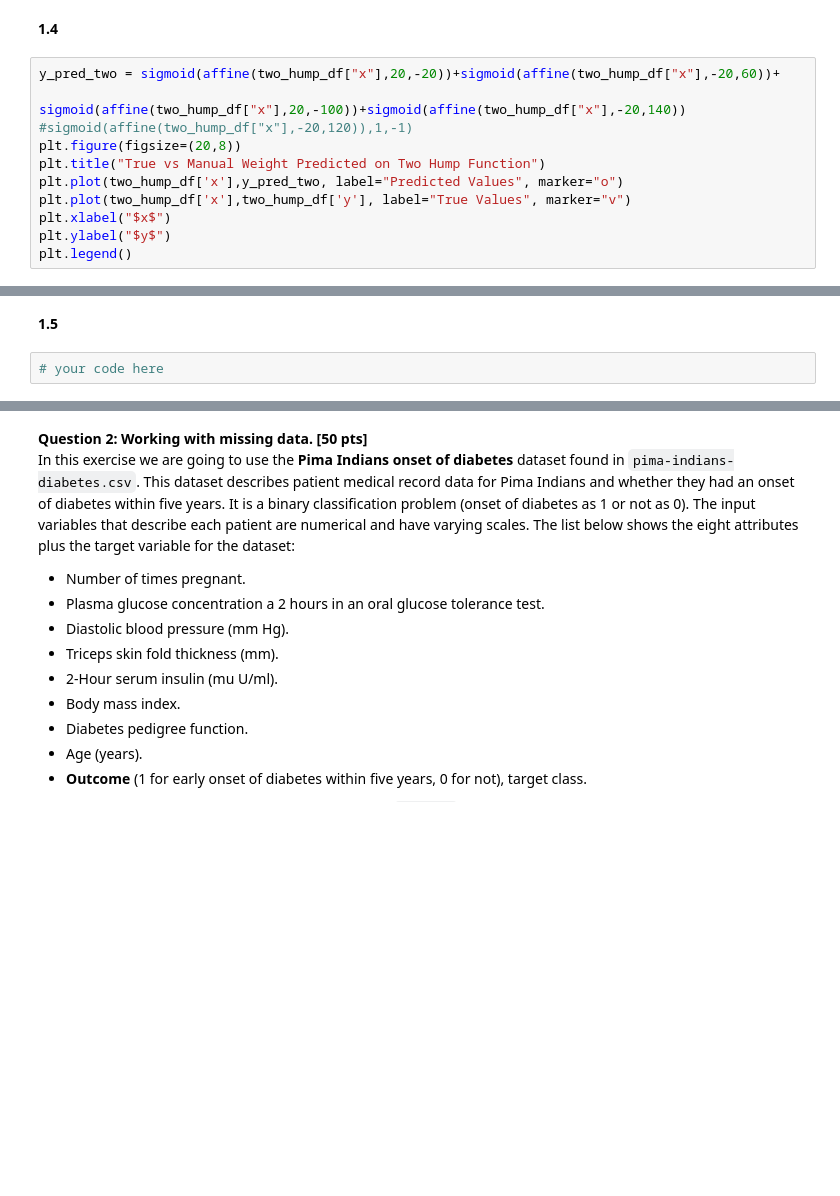
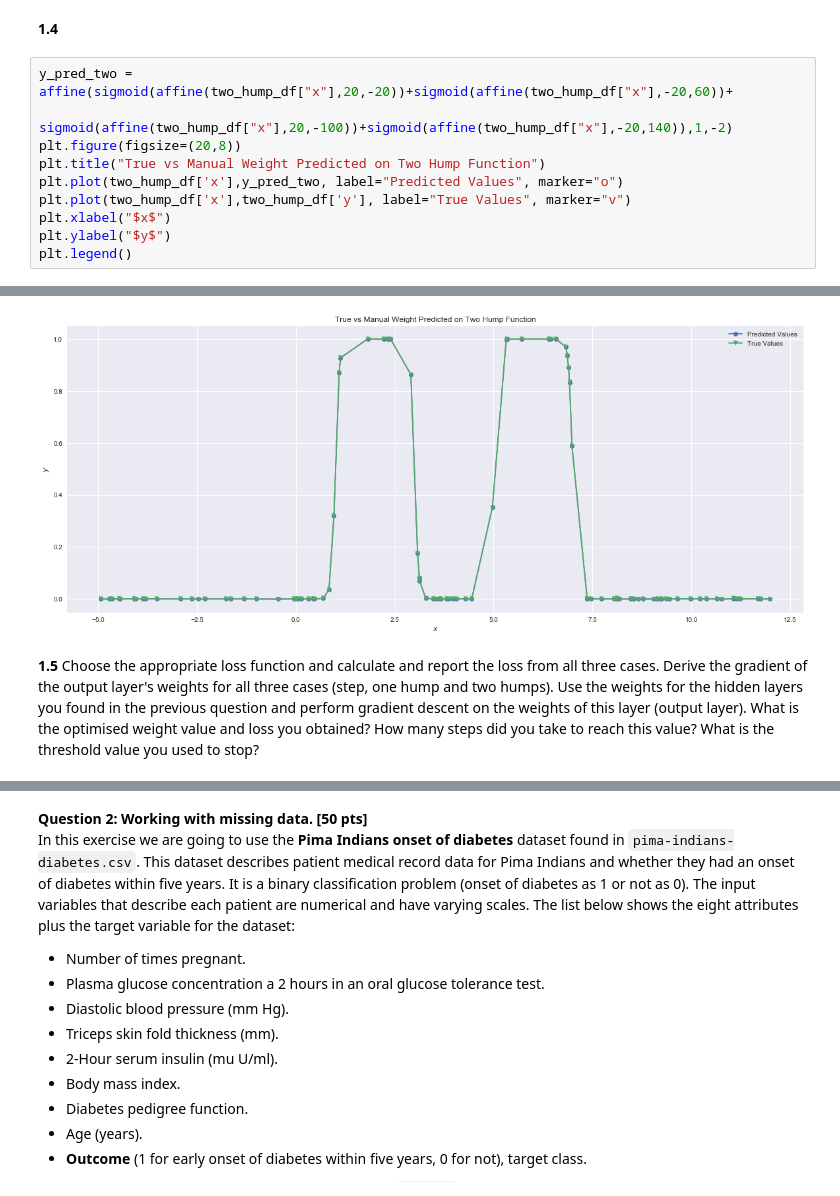
Before and after one commit to tmaounis/cs109a_hw6, a Jupyter notebook: cs109a_hw6_109.ipynb, the cells around one changed output, grey strips where cells are left out. Cells and saved outputs as stored; diff of their text form; blank space fills up the shorter version.

```diff
--- a/cs109a_hw6_109.ipynb
+++ b/cs109a_hw6_109.ipynb
@@ -159,9 +159,8 @@ plt.legend()
 # %% [markdown]
 **1.4**
 # %%
-y_pred_two = sigmoid(affine(two_hump_df["x"],20,-20))+sigmoid(affine(two_hump_df["x"],-20,60))+
-                    sigmoid(affine(two_hump_df["x"],20,-100))+sigmoid(affine(two_hump_df["x"],-20,140))
-#sigmoid(affine(two_hump_df["x"],-20,120)),1,-1)
+y_pred_two = affine(sigmoid(affine(two_hump_df["x"],20,-20))+sigmoid(affine(two_hump_df["x"],-20,60))+
+                    sigmoid(affine(two_hump_df["x"],20,-100))+sigmoid(affine(two_hump_df["x"],-20,140)),1,-2)
 plt.figure(figsize=(20,8))
 plt.title("True vs Manual Weight Predicted on Two Hump Function")
 plt.plot(two_hump_df['x'],y_pred_two, label="Predicted Values", marker="o")
@@ -174,4 +173,3 @@ SyntaxError: invalid syntax (<ipython-input-143-a79c2387b614>, line 1)
+[figure, added]
-# %% [markdown]
-**1.5**
-# %%
-# your code here
+# %% [markdown]
+**1.5** Choose the appropriate loss function and calculate and report the loss from all three cases. Derive the gradient of the output layer's weights for all three cases (step, one hump and two humps). Use the weights for the hidden layers you found in the previous question and perform gradient descent on the weights of this layer (output layer). What is the optimised weight value and loss you obtained? How many steps did you take to reach this value? What is the threshold value you used to stop?
```
Also changed, not shown: parts of 3 cells of this notebook.
